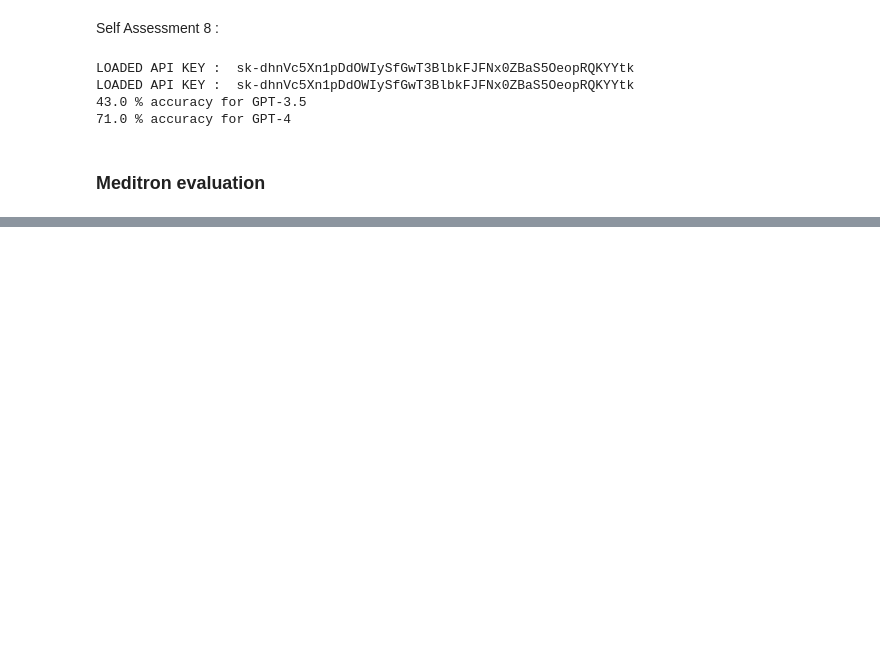
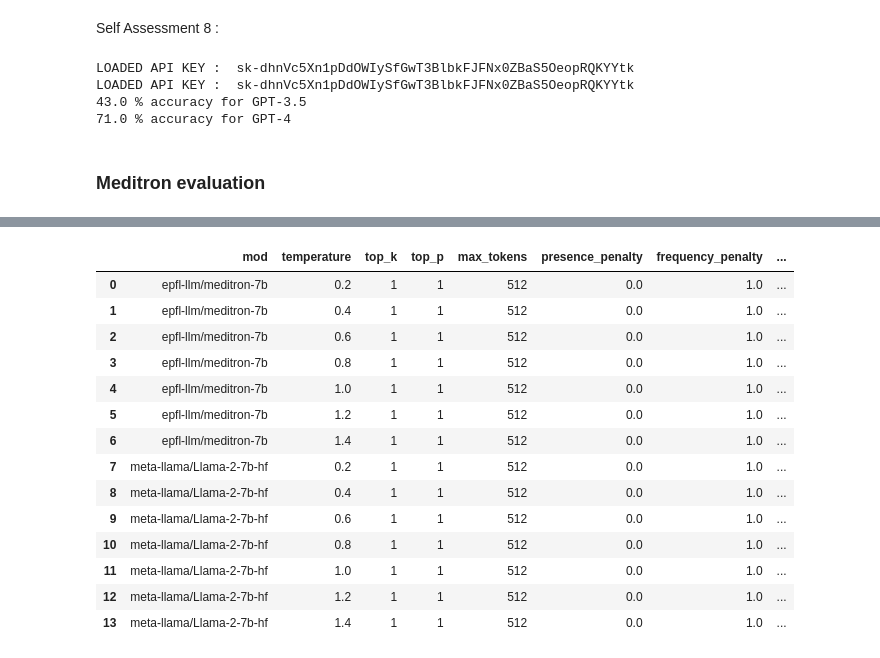
Before and after one commit to magantoine/EpiLLM, a Jupyter notebook: notebooks/benchmark.ipynb, the cells around one changed output, grey strips where cells are left out. Drawn from its saved outputs; the diff is of its cells as text; code cells hidden in the pictures; blank space fills up the shorter version.

Commit message:
adds benchmark and analysis

```diff
--- a/notebooks/benchmark.ipynb
+++ b/notebooks/benchmark.ipynb
@@ -211,0 +359,11 @@ for arg in tqdm(all_args):
+# %%
+import re
+gtp = []
+for pred, gt in  zip(res, benchmark.mcq):
+    gt_l = gt["answer"]
+    pred_l = re.search("Therefore the correct answer is (.+?).", pred.outputs[0].text)
+    if(pred_l is not None):
+        pred_l = pred_l.group(1)
+    else :
+        pred_l = "-1"
+    gtp.append([gt_l, pred_l])
@@ -211,0 +550,31 @@ for arg in tqdm(all_args):
+# %%
+def search_ans(pred):
+    if(type(pred) != str):
+        pred = pred.outputs[0].text
+    ans_sentence = [x for x in pred.split(".") if "Therefore" in x]
+
+
+    if(ans_sentence == []):
+        return "-1"
+    sel = [l for l in ["A", "B", "C", "D", "E"] if l in ans_sentence[0]]
+    return sel[0] if sel != [] else "-1"
+
+
+modnames = ["epfl-llm/meditron-7b", "meta-llama/Llama-2-7b-hf"]
+runargs=[
+    GenerationArg(
+        temperature=x/10,
+        use_vllm=True,
+        max_new_token=512,
+        stop_seq="<|STOP|>"
+    ) for x in range(2, 15, 2)
+
+]
+prompt_template = lambda q : cot1_prompt_template(3, q)
+benchnames = ["AES7", "AES8"]
+# %%
+temperatures_res_meditron = testbench(benchnames=benchnames,
+          modnames=modnames,
+          runargs=runargs,
+          prompt_template=prompt_template,
+          search_ans=search_ans)
@@ -211,0 +602,18 @@ for arg in tqdm(all_args):
+# %%
+temperatures_res_meditron
+# %% [output]
+|  | mod | temperature | top_k | top_p | max_tokens | presence_penalty | frequency_penalty | ... |
+| 0 | epfl-llm/meditron-7b | 0.2 | 1 | 1 | 512 | 0.0 | 1.0 | ... |
+| 1 | epfl-llm/meditron-7b | 0.4 | 1 | 1 | 512 | 0.0 | 1.0 | ... |
+| 2 | epfl-llm/meditron-7b | 0.6 | 1 | 1 | 512 | 0.0 | 1.0 | ... |
+| 3 | epfl-llm/meditron-7b | 0.8 | 1 | 1 | 512 | 0.0 | 1.0 | ... |
+| 4 | epfl-llm/meditron-7b | 1.0 | 1 | 1 | 512 | 0.0 | 1.0 | ... |
+| 5 | epfl-llm/meditron-7b | 1.2 | 1 | 1 | 512 | 0.0 | 1.0 | ... |
+| 6 | epfl-llm/meditron-7b | 1.4 | 1 | 1 | 512 | 0.0 | 1.0 | ... |
+| 7 | meta-llama/Llama-2-7b-hf | 0.2 | 1 | 1 | 512 | 0.0 | 1.0 | ... |
+| 8 | meta-llama/Llama-2-7b-hf | 0.4 | 1 | 1 | 512 | 0.0 | 1.0 | ... |
+| 9 | meta-llama/Llama-2-7b-hf | 0.6 | 1 | 1 | 512 | 0.0 | 1.0 | ... |
+| 10 | meta-llama/Llama-2-7b-hf | 0.8 | 1 | 1 | 512 | 0.0 | 1.0 | ... |
+| 11 | meta-llama/Llama-2-7b-hf | 1.0 | 1 | 1 | 512 | 0.0 | 1.0 | ... |
+| 12 | meta-llama/Llama-2-7b-hf | 1.2 | 1 | 1 | 512 | 0.0 | 1.0 | ... |
+| 13 | meta-llama/Llama-2-7b-hf | 1.4 | 1 | 1 | 512 | 0.0 | 1.0 | ... |
```
Also changed, not shown: parts of 70 cells of this notebook, 3 other files.
